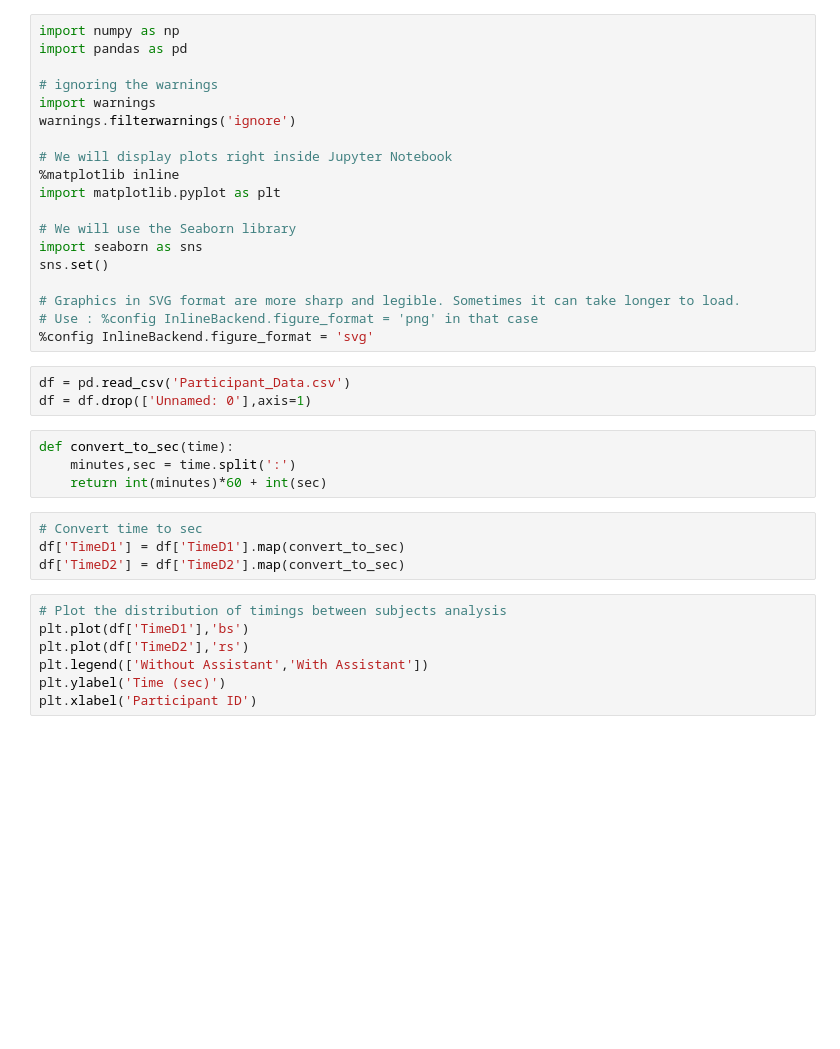
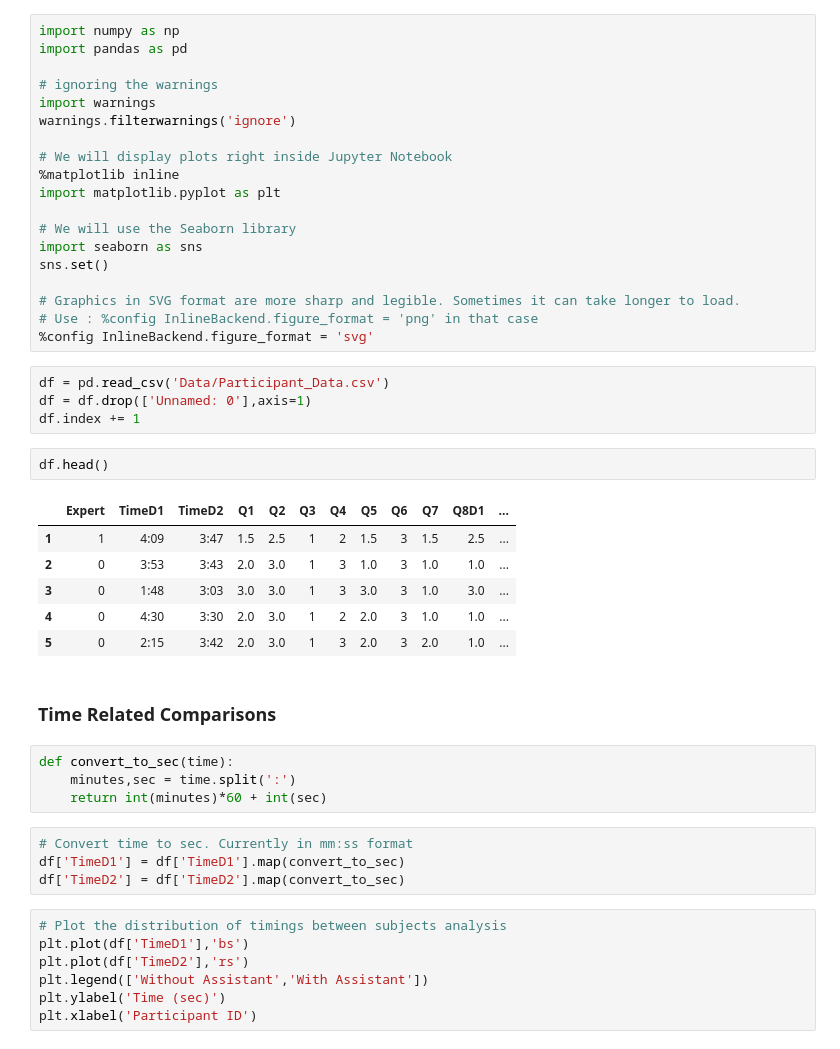
Before and after one commit to abhilashshakti/DesignAssistant, a Jupyter notebook: Participant Data Analysis.ipynb, the cells around one changed output. Cells and saved outputs as stored; diff of their text form; blank space fills up the shorter version.

```diff
--- a/Participant Data Analysis.ipynb
+++ b/Participant Data Analysis.ipynb
@@ -18,14 +18,26 @@ sns.set()
 # Use : %config InlineBackend.figure_format = 'png' in that case
 %config InlineBackend.figure_format = 'svg'
 # %%
-df = pd.read_csv('Participant_Data.csv')
+df = pd.read_csv('Data/Participant_Data.csv')
 df = df.drop(['Unnamed: 0'],axis=1)
+df.index += 1
+# %%
+df.head()
+# %% [output]
+|  | Expert | TimeD1 | TimeD2 | Q1 | Q2 | Q3 | Q4 | Q5 | Q6 | Q7 | Q8D1 | ... |
+| 1 | 1 | 4:09 | 3:47 | 1.5 | 2.5 | 1 | 2 | 1.5 | 3 | 1.5 | 2.5 | ... |
+| 2 | 0 | 3:53 | 3:43 | 2.0 | 3.0 | 1 | 3 | 1.0 | 3 | 1.0 | 1.0 | ... |
+| 3 | 0 | 1:48 | 3:03 | 3.0 | 3.0 | 1 | 3 | 3.0 | 3 | 1.0 | 3.0 | ... |
+| 4 | 0 | 4:30 | 3:30 | 2.0 | 3.0 | 1 | 2 | 2.0 | 3 | 1.0 | 1.0 | ... |
+| 5 | 0 | 2:15 | 3:42 | 2.0 | 3.0 | 1 | 3 | 2.0 | 3 | 2.0 | 1.0 | ... |
+# %% [markdown]
+### Time Related Comparisons
 # %%
 def convert_to_sec(time):
     minutes,sec = time.split(':')
     return int(minutes)*60 + int(sec)
 # %%
-# Convert time to sec
+# Convert time to sec. Currently in mm:ss format
 df['TimeD1'] = df['TimeD1'].map(convert_to_sec)
 df['TimeD2'] = df['TimeD2'].map(convert_to_sec)
 # %%
```
Also changed, not shown: parts of 13 cells of this notebook, 1 other file.
